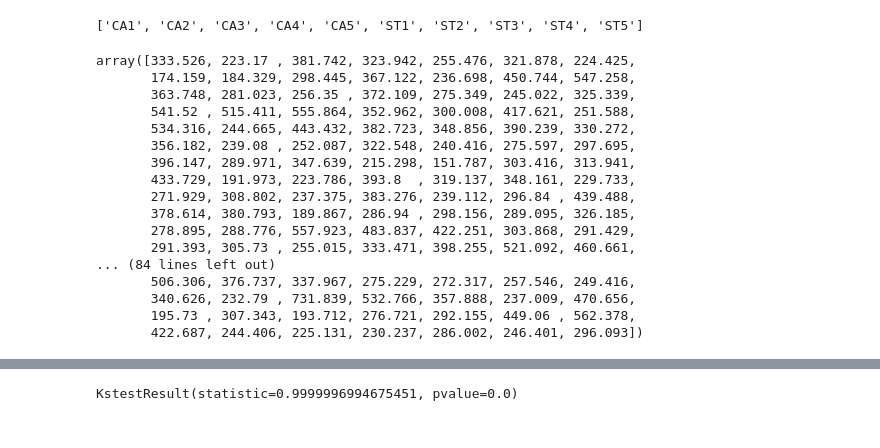
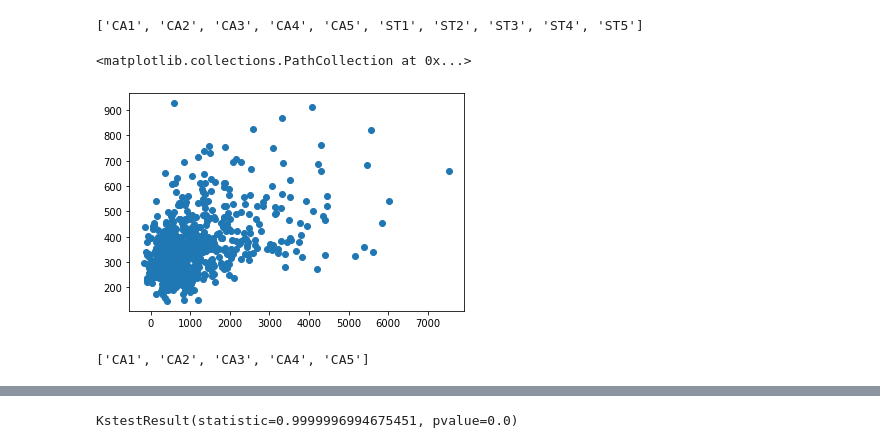
Before and after one commit to CUQI-DTU/Paper-Cochlear, a Jupyter notebook: code/dataparsing_scripts/noise analysis.ipynb, the cells around one changed output, grey strips where cells are left out. Cells and saved outputs as stored; diff of their text form; code cells hidden in the pictures.

Commit message:
Plot of signal vs stddev.

```diff
--- a/code/dataparsing_scripts/noise analysis.ipynb
+++ b/code/dataparsing_scripts/noise analysis.ipynb
@@ -51,23 +51,19 @@ castrois
 #roinames
 # %% [output]
 ['CA1', 'CA2', 'CA3', 'CA4', 'CA5', 'ST1', 'ST2', 'ST3', 'ST4', 'ST5']
-# %%
-allstds
-# %% [output]
-array([333.526, 223.17 , 381.742, 323.942, 255.476, 321.878, 224.425,
-       174.159, 184.329, 298.445, 367.122, 236.698, 450.744, 547.258,
-       363.748, 281.023, 256.35 , 372.109, 275.349, 245.022, 325.339,
-       541.52 , 515.411, 555.864, 352.962, 300.008, 417.621, 251.588,
-       534.316, 244.665, 443.432, 382.723, 348.856, 390.239, 330.272,
-       356.182, 239.08 , 252.087, 322.548, 240.416, 275.597, 297.695,
-       396.147, 289.971, 347.639, 215.298, 151.787, 303.416, 313.941,
-       433.729, 191.973, 223.786, 393.8  , 319.137, 348.161, 229.733,
-       271.929, 308.802, 237.375, 383.276, 239.112, 296.84 , 439.488,
-       378.614, 380.793, 189.867, 286.94 , 298.156, 289.095, 326.185,
-       278.895, 288.776, 557.923, 483.837, 422.251, 303.868, 291.429,
-       291.393, 305.73 , 255.015, 333.471, 398.255, 521.092, 460.661,
-... (84 lines left out)
-       506.306, 376.737, 337.967, 275.229, 272.317, 257.546, 249.416,
-       340.626, 232.79 , 731.839, 532.766, 357.888, 237.009, 470.656,
-       195.73 , 307.343, 193.712, 276.721, 292.155, 449.06 , 562.378,
-       422.687, 244.406, 225.131, 230.237, 286.002, 246.401, 296.093])
+# %%
+signalvals = allCT[castrois].values.flatten()
+stdvals = allCT[castroistds].values.flatten()
+# %%
+plt.scatter(signalvals, stdvals)
+# %% [output]
+<matplotlib.collections.PathCollection at 0x...>
+[figure, added]
+# %%
+allrois = [c for c in df.columns if 'std' not in c and 'time' not in c]
+carois = [c for c in allrois if 'CA' in c ]
+caroistds = [c + ' std' for c in carois]
+carois
+#roinames
+# %% [output]
+['CA1', 'CA2', 'CA3', 'CA4', 'CA5']
```
Also changed, not shown: parts of 10 cells of this notebook, 3 other files.
